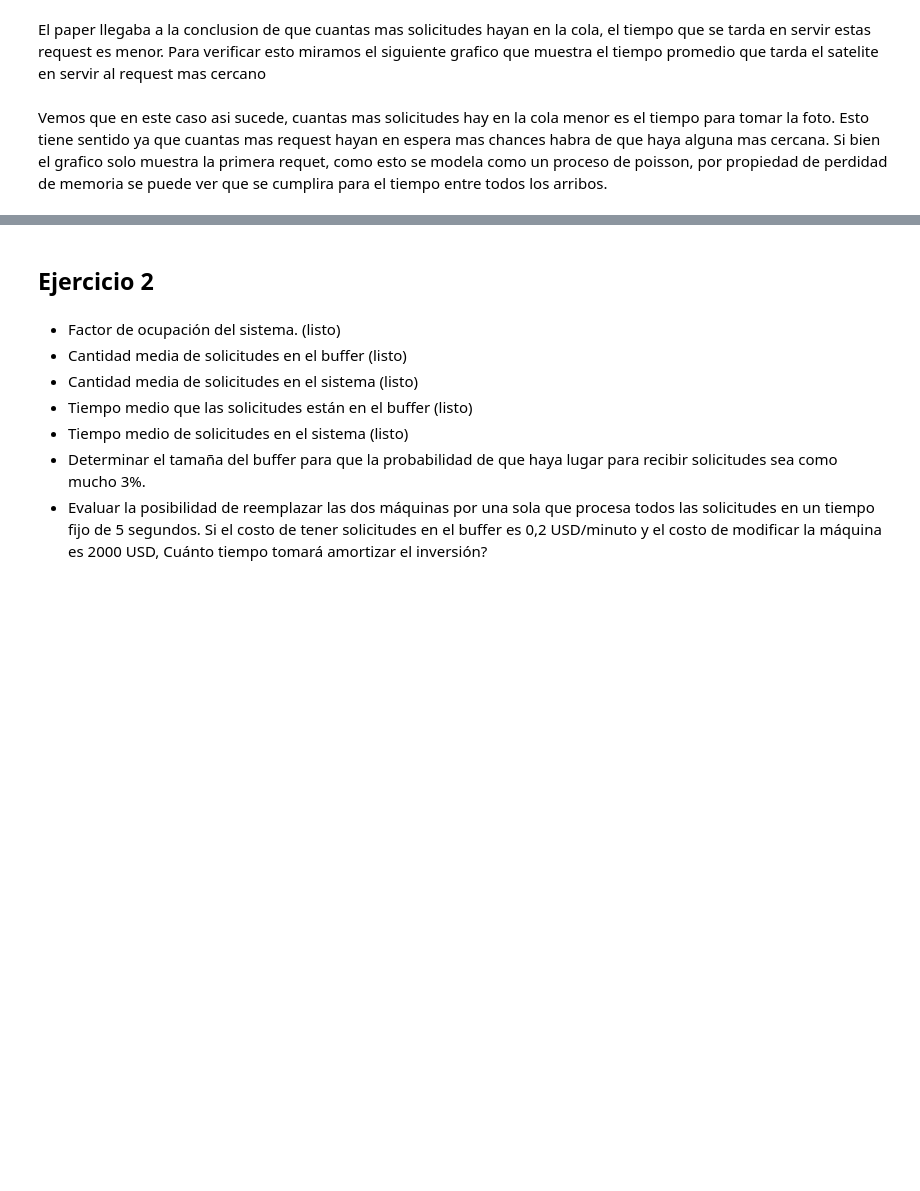
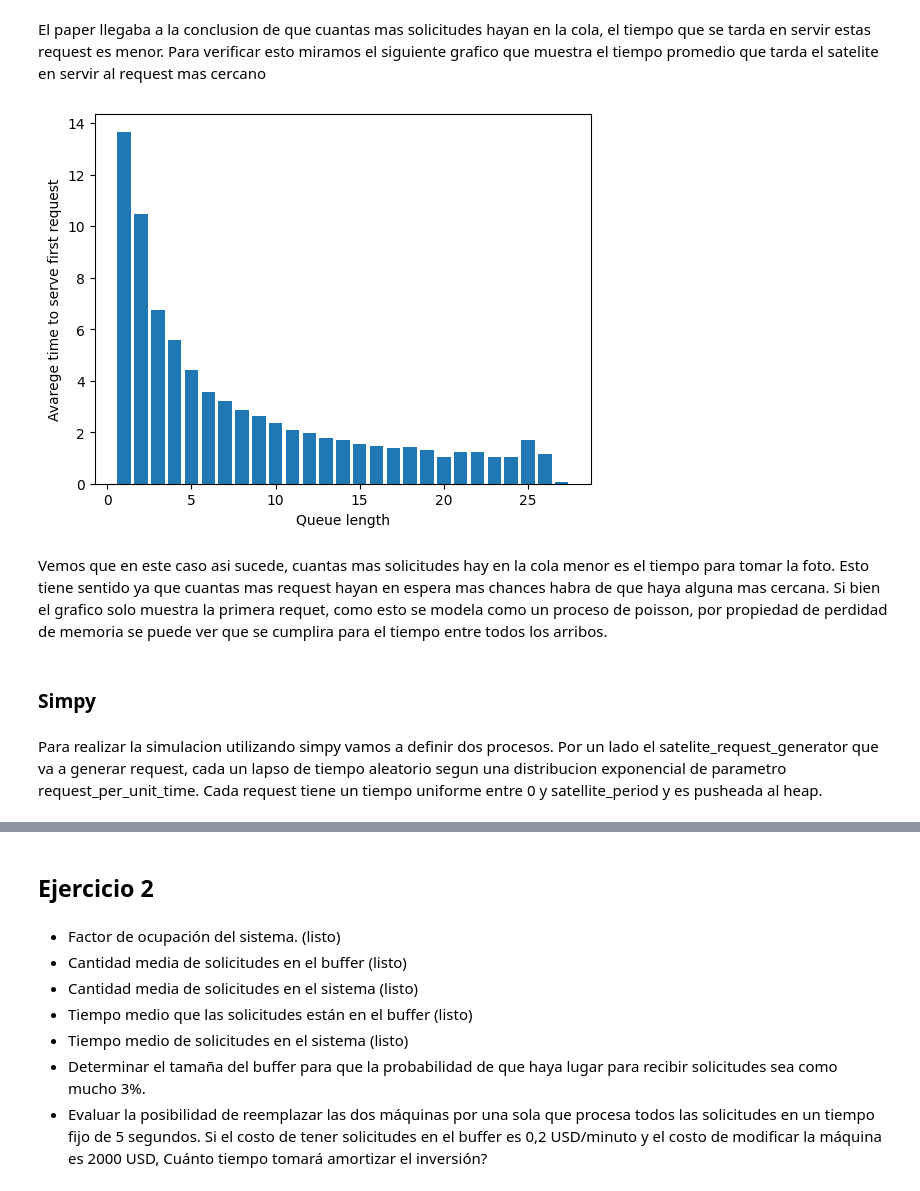
Before and after one commit to Rivejjj/Los-Simuladores, a Jupyter notebook: tp2.ipynb, the cells around one changed output, grey strips where cells are left out. Cells and saved outputs as stored; diff of their text form; code cells hidden in the pictures; blank space fills up the shorter version.

```diff
--- a/tp2.ipynb
+++ b/tp2.ipynb
@@ -199,10 +209,19 @@ plt.show()
 # %% [markdown]
 El paper llegaba a la conclusion de que cuantas mas solicitudes hayan en la cola, el tiempo que se tarda en servir estas request es menor. Para verificar esto miramos el siguiente grafico que muestra el tiempo promedio que tarda el satelite en servir al request mas cercano
 # %%
-plt.bar(times.keys(), times.values())
-plt.xlabel("Queue length")
-plt.ylabel("Avarege time to serve first request")
-plt.show()
+def satelite_times_to_serve_first(times_to_serve_first):
+    plt.bar(times_to_serve_first.keys(), times_to_serve_first.values())
+    plt.xlabel("Queue length")
+    plt.ylabel("Avarege time to serve first request")
+    plt.show()
+# %%
+satelite_times_to_serve_first(times_to_serve_first)
+# %% [output]
+[figure, added]
 # %% [markdown]
 Vemos que en este caso asi sucede, cuantas mas solicitudes hay en la cola menor es el tiempo para tomar la foto. Esto tiene sentido ya que cuantas mas request hayan en espera mas chances habra de que haya alguna mas cercana.
 Si bien el grafico solo muestra la primera requet, como esto se modela como un proceso de poisson, por propiedad de perdidad de memoria se puede ver que se cumplira para el tiempo entre todos los arribos.
+# %% [markdown]
+### Simpy
+# %% [markdown]
+Para realizar la simulacion utilizando simpy vamos a definir dos procesos. Por un lado el satelite_request_generator que va a generar request, cada un lapso de tiempo aleatorio segun una distribucion exponencial de parametro request_per_unit_time. Cada request tiene un tiempo uniforme entre 0 y satellite_period y es pusheada al heap.
```
Also changed, not shown: parts of 30 cells of this notebook.
